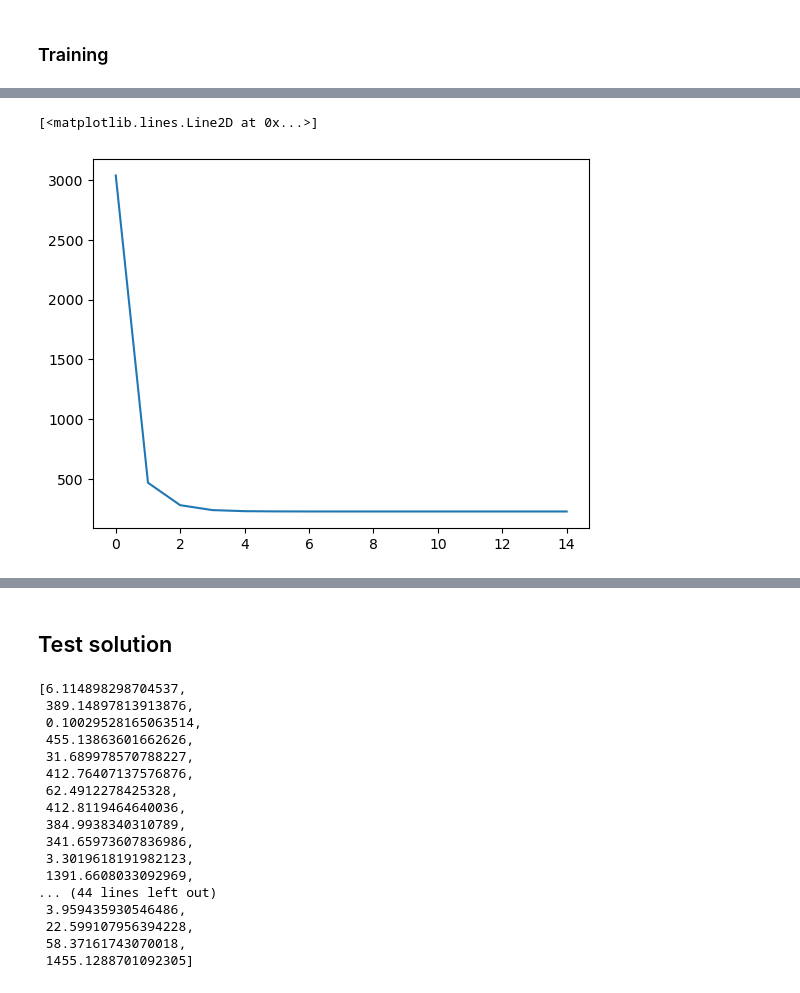
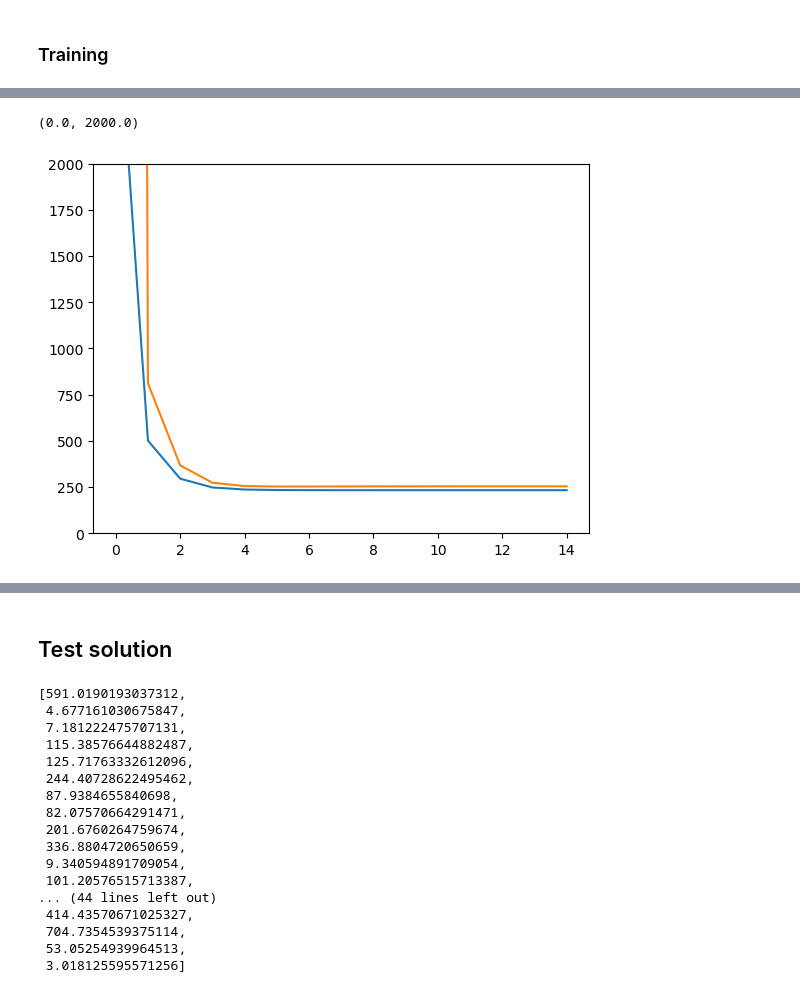
Before and after one commit to MartinRajniak/Neural-Networks-from-Scratch, a Jupyter notebook: backprop_from_scratch/backprop_from_scratch.ipynb, the cells around one changed output, grey strips where cells are left out. Cells and saved outputs as stored; diff of their text form; code cells hidden in the pictures.

Commit message:
Add validation/test loss to learning curve

```diff
--- a/backprop_from_scratch/backprop_from_scratch.ipynb
+++ b/backprop_from_scratch/backprop_from_scratch.ipynb
@@ -265,29 +265,48 @@ loss.label = "loss"
 # %% [markdown]
 ### Training
 # %%
-data_size = len(inputs_train)
+data_size_train = len(inputs_train)
+data_size_test = len(inputs_test)
 
-history = []
+history = {"train_loss": [], "test_loss": []}
 for epoch in range(EPOCHS):
-    losses = []
-    for batch_index in range(data_size // BATCH_SIZE):
+    losses_train = []
+    losses_test = []
+
+    # Validation
+    for batch_index in range(data_size_test // BATCH_SIZE):
+        input1.data = inputs_test[batch_index][0]
+        input2.data = inputs_test[batch_index][1]
+        target.data = targets_test[batch_index]
+
+        loss_value_test = loss.forward()
+        losses_test.append(loss_value_test)
+
+    # Training
+    for batch_index in range(data_size_train // BATCH_SIZE):
         input1.data = inputs_train[batch_index][0]
         input2.data = inputs_train[batch_index][1]
         target.data = targets_train[batch_index]
 
-        loss_value = loss.forward()
-        losses.append(loss_value)
+        loss_value_train = loss.forward()
+        losses_train.append(loss_value_train)
 
         loss.backward()
 
     # History for learning curve
-    average_loss = np.array(losses).sum() / len(losses)
-    history.append(average_loss)
-    print(f"Epoch {epoch}: loss={average_loss}")
+    average_loss_train = np.array(losses_train).sum() / len(losses_train)
+    average_loss_test = np.array(losses_test).sum() / len(losses_test)
+    history["train_loss"].append(average_loss_train)
+    history["test_loss"].append(average_loss_test)
+
+    print(f"Epoch {epoch}: loss={average_loss_train}, test_loss={average_loss_test}")
 
     # Early Stopping
     patience = 10
     delta = 1
-    if len(history) >= patience and all(abs(history[-i] - history[-i-1]) <= delta for i in range(1, patience)):
+    train_losses = history["train_loss"]
+    if len(train_losses) >= patience and all(
+        abs(train_losses[-i] - train_losses[-i - 1]) <= delta for i in range(1, patience)
+    ):
         break
 # %% [output]
@@ -309,8 +328,10 @@ Epoch 14: loss=228.96746643538265
 # %%
-plt.plot(history)
+plt.plot(history["train_loss"], label="train_loss")
+plt.plot(history["test_loss"], label="test_loss")
+plt.ylim(0, 2000)
 # %% [output]
-[<matplotlib.lines.Line2D at 0x...>]
+(0.0, 2000.0)
-[figure, old version]
+[figure, new version]
 # %%
 draw_dot(loss)
 # %% [output]
@@ -328,23 +349,23 @@ for index in range(len(inputs_test)):
 # %%
 losses
 # %% [output]
-[6.114898298704537,
- 389.14897813913876,
- 0.10029528165063514,
- 455.13863601662626,
- 31.689978570788227,
- 412.76407137576876,
- 62.4912278425328,
- 412.8119464640036,
- 384.9938340310789,
- 341.65973607836986,
- 3.3019618191982123,
- 1391.6608033092969,
+[591.0190193037312,
+ 4.677161030675847,
+ 7.181222475707131,
+ 115.38576644882487,
+ 125.71763332612096,
+ 244.40728622495462,
+ 87.9384655840698,
+ 82.07570664291471,
+ 201.6760264759674,
+ 336.8804720650659,
+ 9.340594891709054,
+ 101.20576515713387,
 ... (44 lines left out)
- 3.959435930546486,
- 22.599107956394228,
- 58.37161743070018,
- 1455.1288701092305]
+ 414.43570671025327,
+ 704.7354539375114,
+ 53.05254939964513,
+ 3.018125595571256]
 # %%
 average_loss = np.array(losses).sum() // len(losses)
 # %%
```
Also changed, not shown: parts of 6 cells of this notebook.
